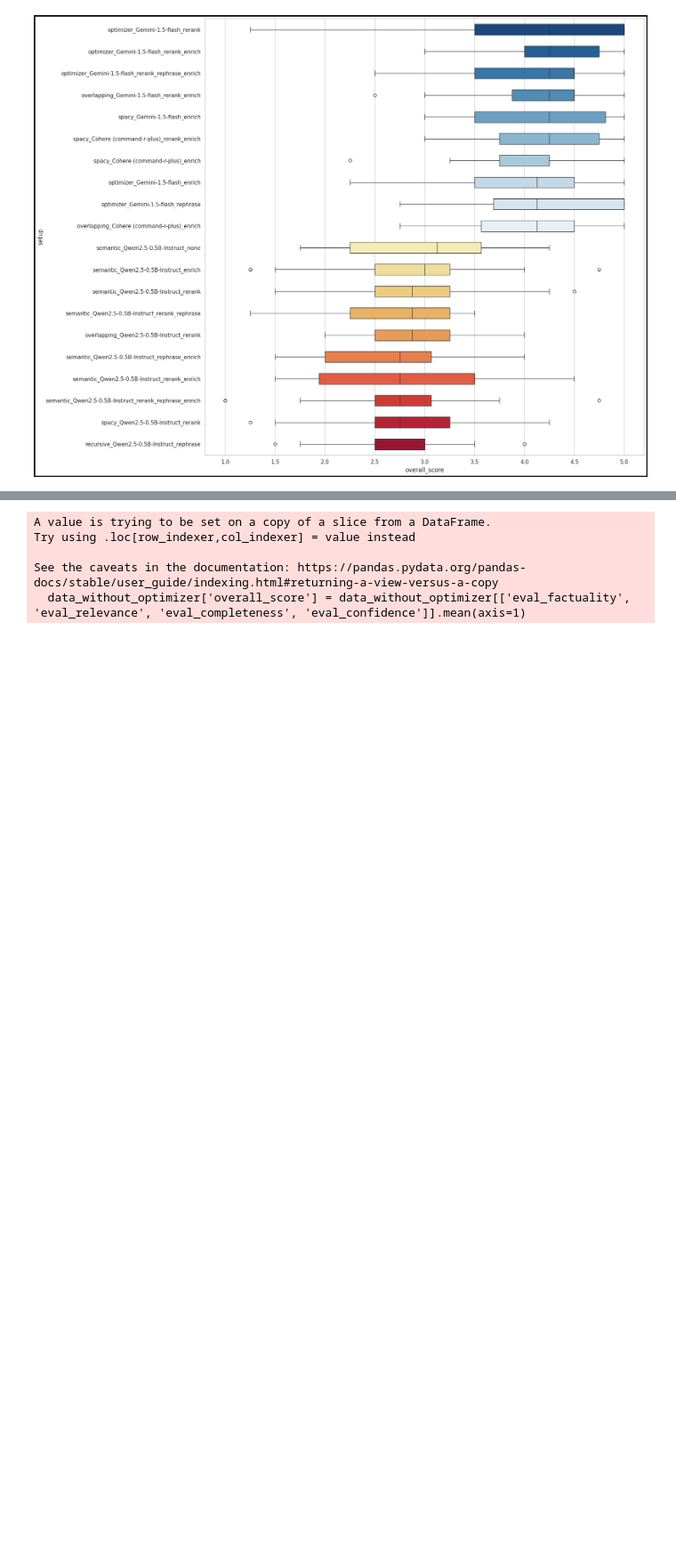
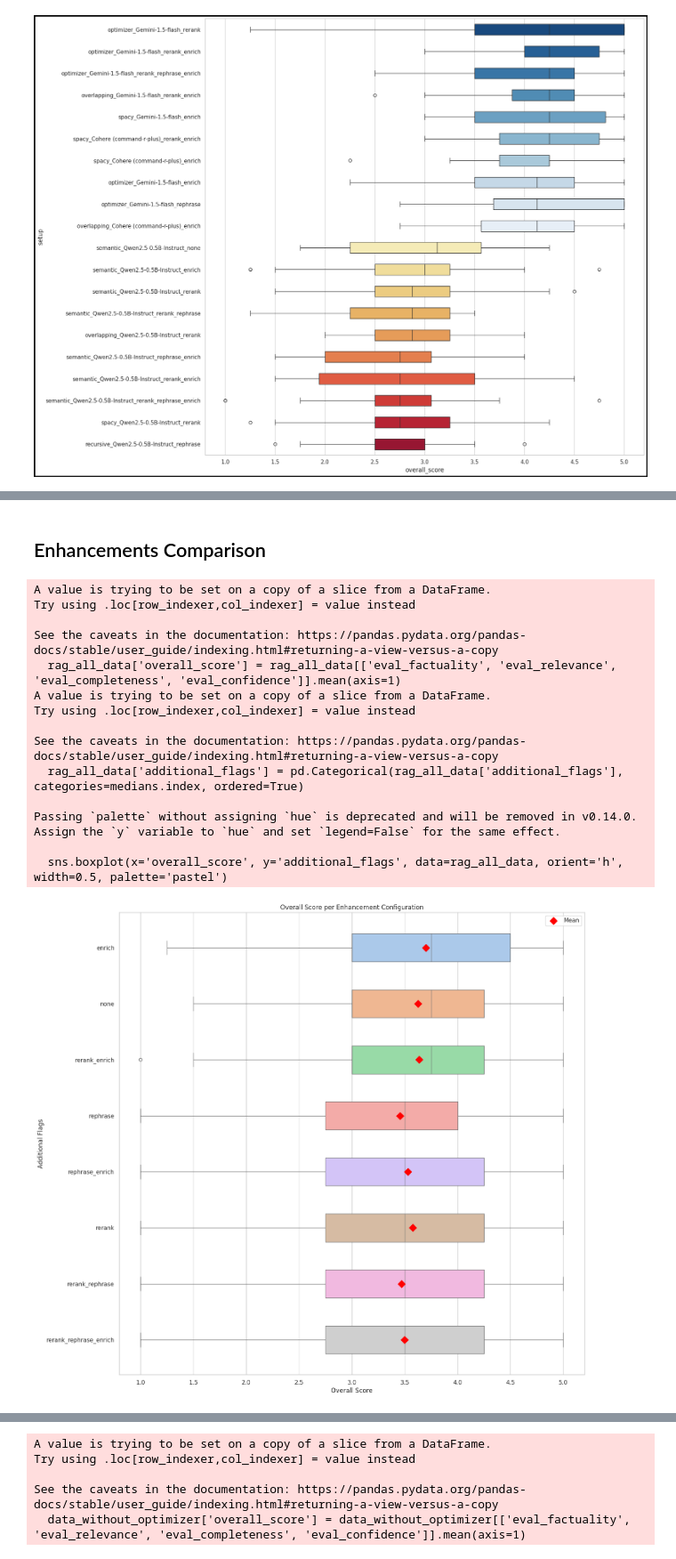
Before and after one commit to shachafha/Terms-and-Services-RAG, a Jupyter notebook: analyse_results.ipynb, the cells around one changed output, grey strips where cells are left out. Shown: that part at 89% size. Cells and saved outputs as stored; diff of their text form; code cells hidden in the pictures; blank space fills up the shorter version.

```diff
--- a/analyse_results.ipynb
+++ b/analyse_results.ipynb
@@ -143,0 +178,48 @@ Passing `palette` without assigning `hue` is deprecated and will be removed in v
+# %% [markdown]
+## Enhancements Comparison
+# %%
+# Filter data for RAG mode
+rag_all_data = all_data[all_data['mode'] == 'RAG']
+
+# Calculate the overall score for each row by averaging relevant eval columns
+rag_all_data['overall_score'] = rag_all_data[['eval_factuality', 'eval_relevance', 'eval_completeness', 'eval_confidence']].mean(axis=1)
+
+# Get medians for sorting the boxplot
+medians = rag_all_data.groupby('additional_flags')['overall_score'].median().sort_values(ascending=False)
+
+# Reorder 'additional_flags' based on median values
+rag_all_data['additional_flags'] = pd.Categorical(rag_all_data['additional_flags'], categories=medians.index, ordered=True)
+
+# Plot the boxplot
+plt.figure(figsize=(16, 16))
+sns.boxplot(x='overall_score', y='additional_flags', data=rag_all_data, orient='h', width=0.5, palette='pastel')
+
+# Calculate the mean of 'overall_score' for each 'additional_flags' group
+means = rag_all_data.groupby('additional_flags')['overall_score'].mean()
+
+# Overlay the mean values on the boxplot
+mean_points = means.reindex(medians.index)
+plt.scatter(mean_points, mean_points.index, color='red', marker='D', s=100, label='Mean', zorder=10)
+
+# Add legend and title
+plt.legend()
+plt.title("Overall Score per Enhancement Configuration")
+plt.xlabel("Overall Score")
+plt.ylabel("Additional Flags")
+plt.show()
+# %% [output]
+A value is trying to be set on a copy of a slice from a DataFrame.
+Try using .loc[row_indexer,col_indexer] = value instead
+
+See the caveats in the documentation: https://pandas.pydata.org/pandas-docs/stable/user_guide/indexing.html#returning-a-view-versus-a-copy
+  rag_all_data['overall_score'] = rag_all_data[['eval_factuality', 'eval_relevance', 'eval_completeness', 'eval_confidence']].mean(axis=1)
+A value is trying to be set on a copy of a slice from a DataFrame.
+Try using .loc[row_indexer,col_indexer] = value instead
+
+See the caveats in the documentation: https://pandas.pydata.org/pandas-docs/stable/user_guide/indexing.html#returning-a-view-versus-a-copy
+  rag_all_data['additional_flags'] = pd.Categorical(rag_all_data['additional_flags'], categories=medians.index, ordered=True)
+
+Passing `palette` without assigning `hue` is deprecated and will be removed in v0.14.0. Assign the `y` variable to `hue` and set `legend=False` for the same effect.
+
+  sns.boxplot(x='overall_score', y='additional_flags', data=rag_all_data, orient='h', width=0.5, palette='pastel')
+[figure, added]
```
Also changed, not shown: parts of 34 cells of this notebook.
